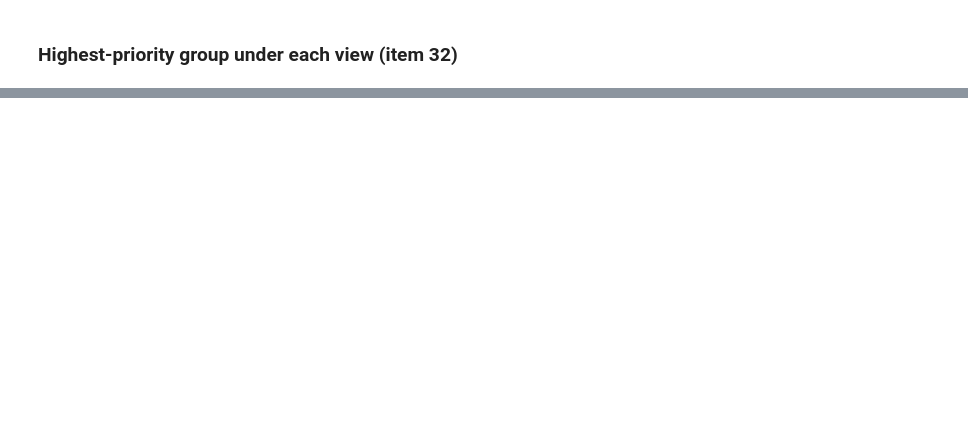
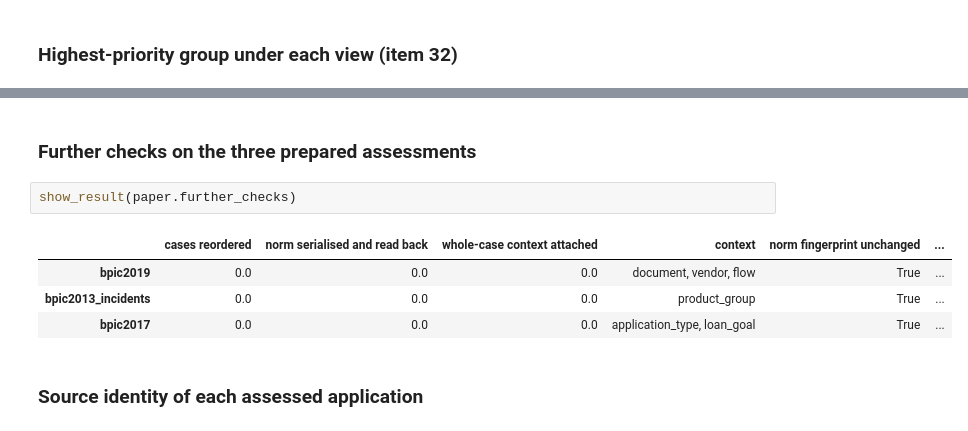
Before and after one commit to feelfine1977/wise-pm-library, a Jupyter notebook: notebooks/WISE_Evaluation.ipynb, the cells around one changed output, grey strips where cells are left out. Saved outputs shown, nothing was run; the diff lists cells and outputs as text; blank space fills up the shorter version.

```diff
--- a/notebooks/WISE_Evaluation.ipynb
+++ b/notebooks/WISE_Evaluation.ipynb
@@ -490,0 +633,11 @@ show_result(paper.item_34_input_identity)
+# %% [markdown]
+### Further checks on the three prepared assessments
+# %%
+show_result(paper.further_checks)
+# %% [output]
+|  | cases reordered | norm serialised and read back | whole-case context attached | context | norm fingerprint unchanged | ... |
+| bpic2019 | 0.0 | 0.0 | 0.0 | document, vendor, flow | True | ... |
+| bpic2013_incidents | 0.0 | 0.0 | 0.0 | product_group | True | ... |
+| bpic2017 | 0.0 | 0.0 | 0.0 | application_type, loan_goal | True | ... |
+# %% [markdown]
+### Source identity of each assessed application
```
Also changed, not shown: parts of 72 cells of this notebook, 20 other files.
